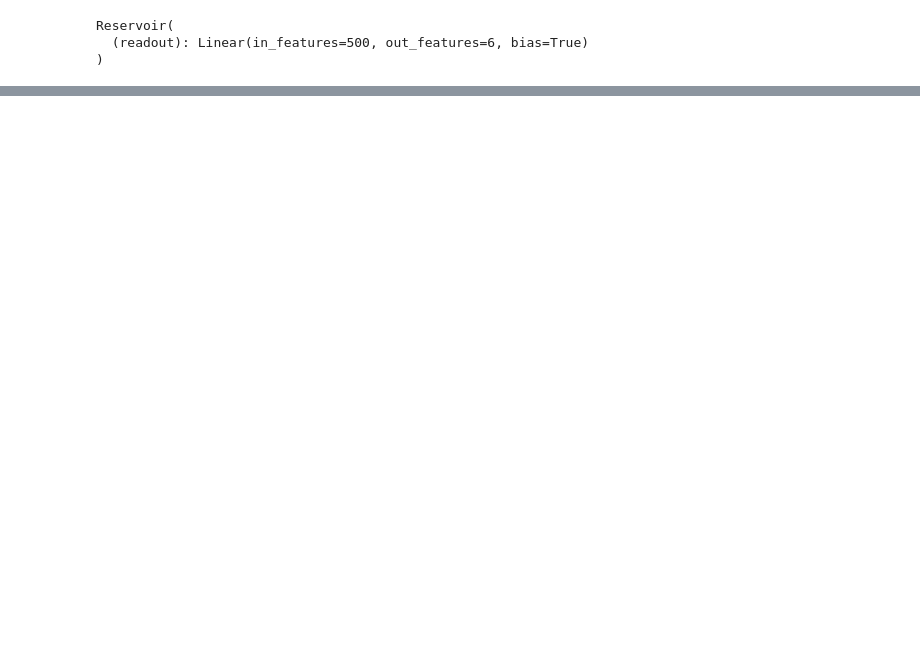
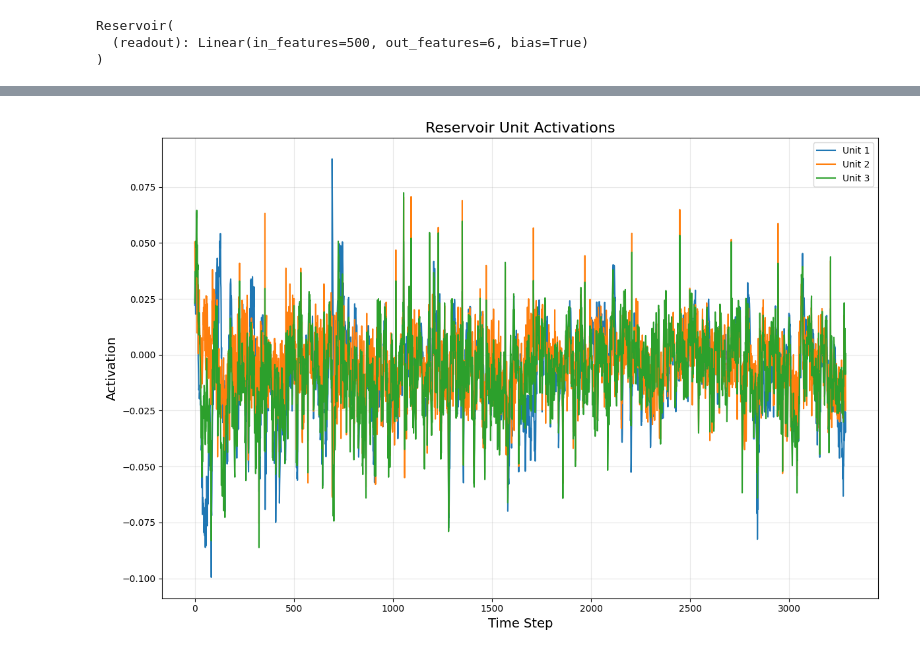
Before and after one commit to jaychotaliya987/Reservoir_Pytorch, a Jupyter notebook: ReservoirGrid/Examples/nifty50.ipynb, the cells around one changed output, grey strips where cells are left out. Cells and saved outputs as stored; diff of their text form; code cells hidden in the pictures; blank space fills up the shorter version.

```diff
--- a/ReservoirGrid/Examples/nifty50.ipynb
+++ b/ReservoirGrid/Examples/nifty50.ipynb
@@ -119,0 +117,5 @@ plt.legend()
+# %%
+%matplotlib widget
+Testers.visualize_reservoir_states(Resnifty_log)
+# %% [output]
+[figure, added]
```
Also changed, not shown: parts of 9 cells of this notebook, 2 other files.
